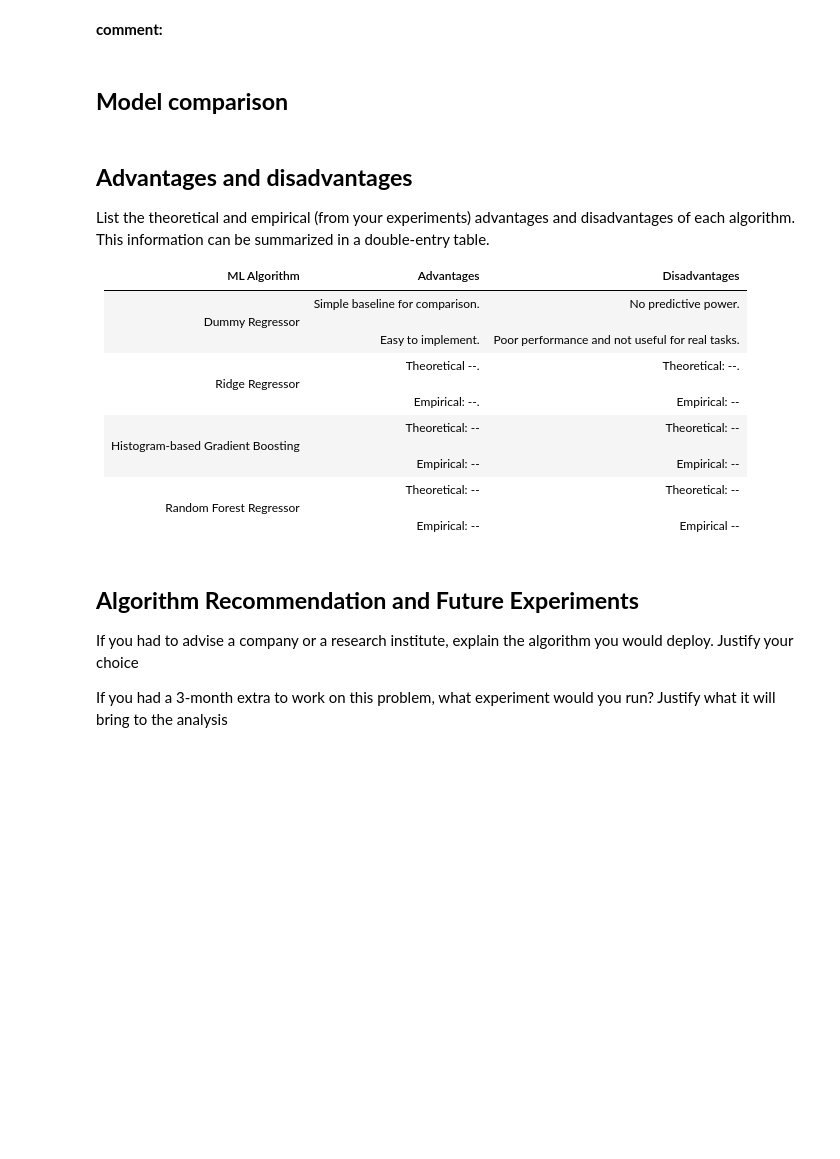
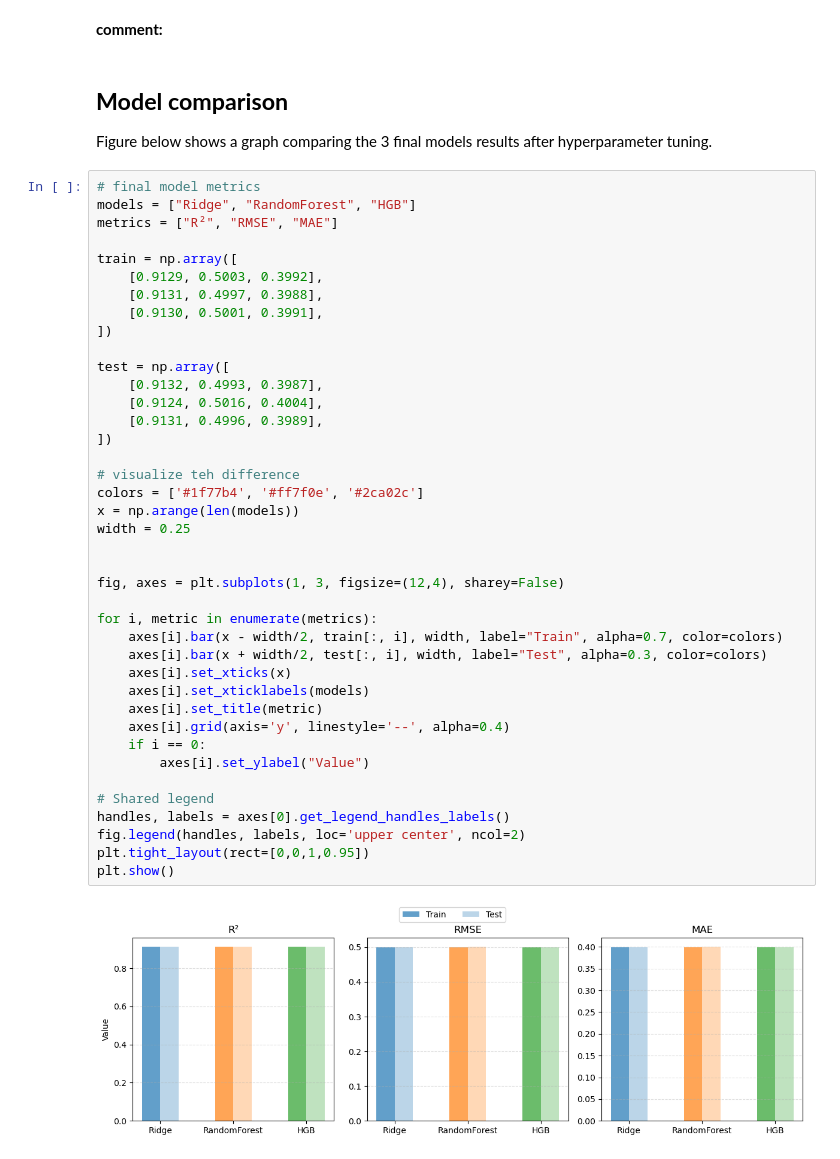
Before and after one commit to Angelicarjs/crop_yield_ML_project, a Jupyter notebook: ML_Milestone1Revision.ipynb, the cells around one changed output. Drawn from its saved outputs; the diff is of its cells as text; blank space fills up the shorter version.

```diff
--- a/ML_Milestone1Revision.ipynb
+++ b/ML_Milestone1Revision.ipynb
@@ -1184,21 +1184,48 @@ Training MAE: 0.3988, Test MAE: 0.4004
 Computation time: 11.52 minutes
 # %% [markdown]
 **comment:**
-# %% [markdown]
-## **Model comparison**
-# %% [markdown]
- ## **Advantages and disadvantages**
- List the theoretical and empirical (from your experiments) advantages and disadvantages of each algorithm. This information can be summarized in a double-entry table.
-
-| ML Algorithm                     | Advantages                                          | Disadvantages                                      |
-|----------------------------------|------------------------------------------------------|----------------------------------------------------|
-| Dummy Regressor                  | Simple baseline for comparison.<br> <br> Easy to implement. | No predictive power.<br><br> Poor performance and not useful for real tasks. |
-| Ridge Regressor                  | Theoretical --.<br><br> Empirical: --. | Theoretical: --.<br><br> Empirical: -- |
-| Histogram-based Gradient Boosting| Theoretical: --<br><br> Empirical: -- | Theoretical: --<br><br> Empirical: -- |
-| Random Forest Regressor          | Theoretical: --<br><br> Empirical: -- | Theoretical: --<br><br> Empirical -- |
-# %% [markdown]
-## **Algorithm Recommendation and Future Experiments**
-If you had to advise a company or a research institute, explain the algorithm you would deploy. Justify your choice
-
-
-If you had a 3-month extra to work on this problem, what experiment would you run? Justify what it will bring to the analysis
+# %% [markdown]
+## **Model comparison**
+Figure below shows a graph comparing the 3 final models results after hyperparameter tuning.
+# %%
+# final model metrics
+models = ["Ridge", "RandomForest", "HGB"]
+metrics = ["R²", "RMSE", "MAE"]
+
+train = np.array([
+    [0.9129, 0.5003, 0.3992],
+    [0.9131, 0.4997, 0.3988],
+    [0.9130, 0.5001, 0.3991],
+])
+
+test = np.array([
+    [0.9132, 0.4993, 0.3987],
+    [0.9124, 0.5016, 0.4004],
+    [0.9131, 0.4996, 0.3989],
+])
+
+# visualize teh difference
+colors = ['#1f77b4', '#ff7f0e', '#2ca02c']
+x = np.arange(len(models))
+width = 0.25
+
+
+fig, axes = plt.subplots(1, 3, figsize=(12,4), sharey=False)
+
+for i, metric in enumerate(metrics):
+    axes[i].bar(x - width/2, train[:, i], width, label="Train", alpha=0.7, color=colors)
+    axes[i].bar(x + width/2, test[:, i], width, label="Test", alpha=0.3, color=colors)
+    axes[i].set_xticks(x)
+    axes[i].set_xticklabels(models)
+    axes[i].set_title(metric)
+    axes[i].grid(axis='y', linestyle='--', alpha=0.4)
+    if i == 0:
+        axes[i].set_ylabel("Value")
+
+# Shared legend
+handles, labels = axes[0].get_legend_handles_labels()
+fig.legend(handles, labels, loc='upper center', ncol=2)
+plt.tight_layout(rect=[0,0,1,0.95])
+plt.show()
+# %% [output]
+[figure, added]
```
Also changed, not shown: parts of 5 cells of this notebook.
